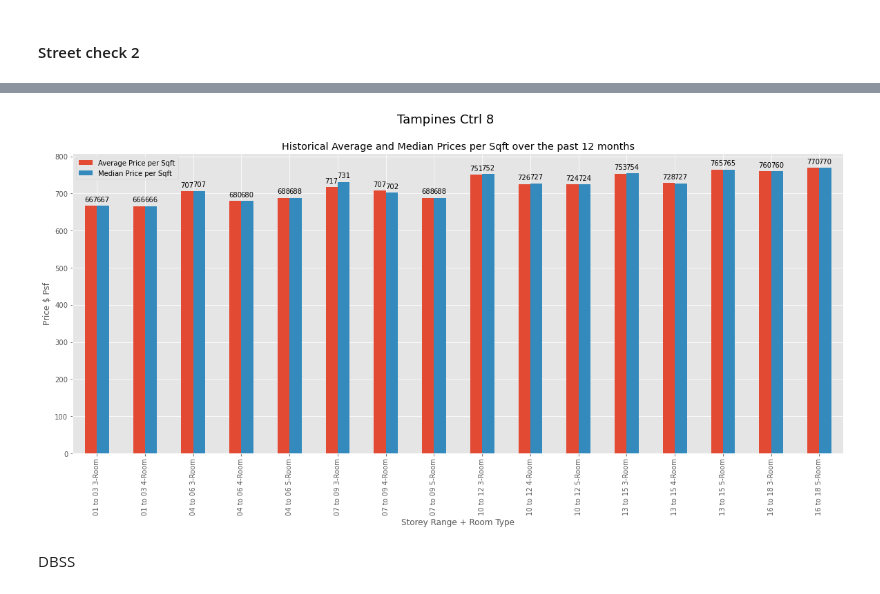
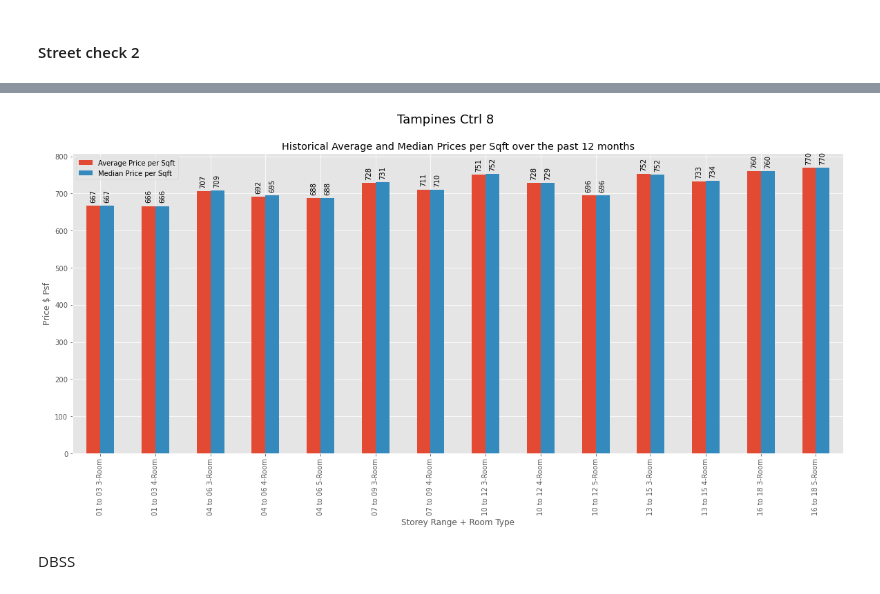
Before and after one commit to leebond/sg-property-scrapers-and-analysis, a Jupyter notebook: scrape-resale-prices/HDB/Resale HDB Price Analysis.ipynb, the cells around one changed output, grey strips where cells are left out. Cells and saved outputs as stored; diff of their text form; code cells hidden in the pictures.

```diff
--- a/scrape-resale-prices/HDB/Resale HDB Price Analysis.ipynb
+++ b/scrape-resale-prices/HDB/Resale HDB Price Analysis.ipynb
@@ -393,8 +401,8 @@ for p in ax.patches:
     x, y = p.get_xy()
     if height > 0 and height < np.inf:
         ax.annotate(int(round(height)),\
-                    (x+width/2, y+height),\
-                    ha='center', va='center', xytext=(0, 3), textcoords='offset points')
+                    (x+width/2, y+height+10),\
+                    ha='center', va='center', xytext=(0, 3), textcoords='offset points', rotation = 90)
 plt.suptitle(f"{mytown}", fontsize=18)
 ax.set_ylabel('Resale Volume')
 plt.show()
@@ -422,8 +430,8 @@ for p in ax.patches:
     x, y = p.get_xy()
     if height > 0 and height < np.inf:
         ax.annotate(int(round(height)),\
-                    (x+width/2, y+height),\
-                    ha='center', va='center', xytext=(0, 9), textcoords='offset points')
+                    (x+width/2, y+height+10),\
+                    ha='center', va='center', xytext=(0, 9), textcoords='offset points', rotation = 90)
 
 plt.suptitle(f"{mytown}", fontsize=18)
 ax.set_ylabel("Price $ Psf", fontsize=12)
@@ -442,7 +452,7 @@ array(['Teban Gdns Rd', 'Jurong East St 21', 'Jurong East Ave 1',
 # %% [markdown]
 #### Street check 1
 # %%
-mystreet = "Jurong East St 21"
+mystreet = "Clementi Ave 4"
 town_street = hdb[hdb['Street'].isin([mystreet])]
 # %%
 toplot = town_street.groupby(['Town','Storey','Flat Type']).\
@@ -465,8 +475,8 @@ for p in ax.patches:
     x, y = p.get_xy()
     if height > 0 and height < np.inf:
         ax.annotate(int(round(height)),\
-                    (x+width/2, y+height),\
-                    ha='center', va='center', xytext=(0, 9), textcoords='offset points')
+                    (x+width/2, y+height+10),\
+                    ha='center', va='center', xytext=(0, 9), textcoords='offset points', rotation = 90)
 
 plt.suptitle(f"{mystreet}", fontsize=18)
 ax.set_ylabel("Price $ Psf", fontsize=12)
@@ -511,20 +521,20 @@ toplot
 # %%
 ax = toplot.plot(kind='bar', figsize=(20,8), x = 'Storey Range + Room Type', y=['Average Price per Sqft','Median Price per Sqft'])
 
 for p in ax.patches:
     width, height = p.get_width(), p.get_height()
     x, y = p.get_xy()
     if height > 0 and height < np.inf:
         ax.annotate(int(round(height)),\
-                    (x+width/2, y+height),\
-                    ha='center', va='center', xytext=(0, 9), textcoords='offset points')
+                    (x+width/2, y+height+10),\
+                    ha='center', va='center', xytext=(0, 9), textcoords='offset points', rotation = 90)
 
 plt.suptitle(f"{mystreet}", fontsize=18)
 ax.set_ylabel("Price $ Psf", fontsize=12)
 ax.set_title(f'Historical Average and Median Prices per Sqft over the past 12 months')
 plt.show()
 # %% [output]
-[figure, old version]
+[figure, new version]
 # %% [markdown]
 <a id='DBSS'>DBSS</a>
 # %%
```
Also changed, not shown: parts of 31 cells of this notebook.
